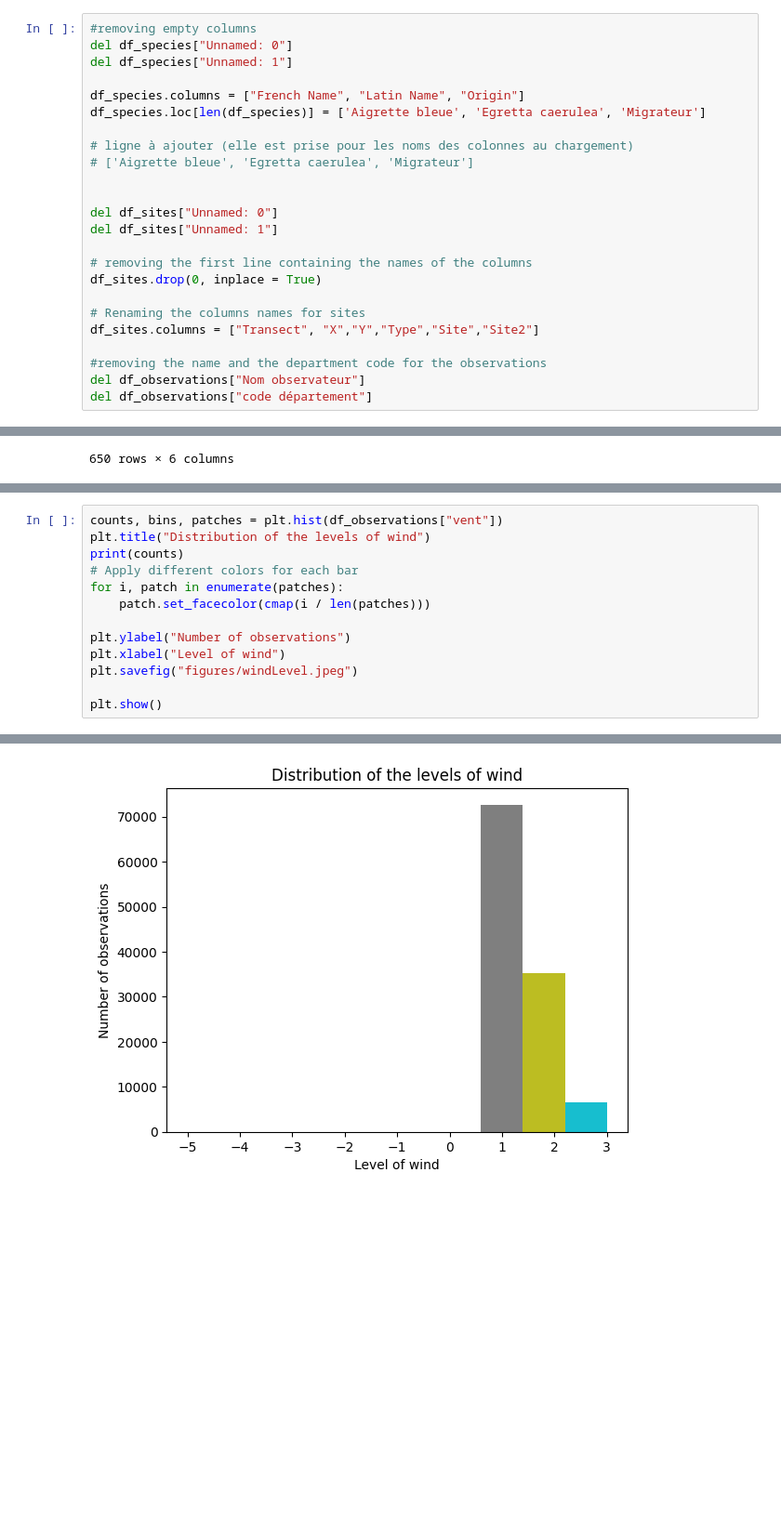
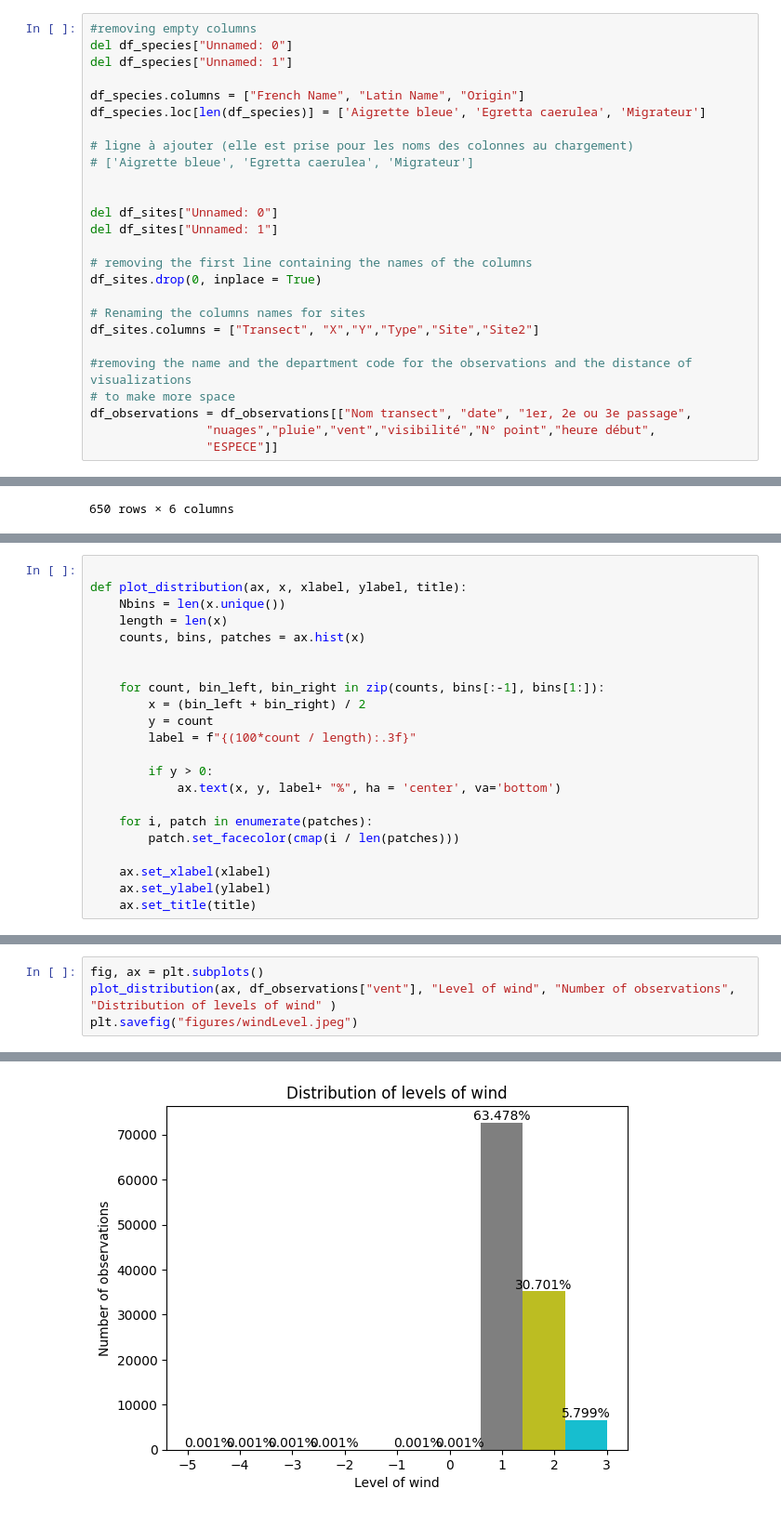
Before and after one commit to baptistepras/birds_biodiversity, a Jupyter notebook: code.ipynb, the cells around one changed output, grey strips where cells are left out. Shown at 93% size. Cells and saved outputs as stored; diff of their text form; blank space fills up the shorter version.

Commit message:
add figures

```diff
--- a/code.ipynb
+++ b/code.ipynb
@@ -32,6 +32,8 @@ df_sites.drop(0, inplace = True)
 # Renaming the columns names for sites
 df_sites.columns = ["Transect", "X","Y","Type","Site","Site2"]
 
-#removing the name and the department code for the observations
-del df_observations["Nom observateur"]
-del df_observations["code département"]
+#removing the name and the department code for the observations and the distance of visualizations
+# to make more space
+df_observations = df_observations[["Nom transect", "date", "1er, 2e ou 3e passage",
+                "nuages","pluie","vent","visibilité","N° point","heure début",
+                "ESPECE"]]
@@ -173 +185,23 @@ df_observations["nuages"] = df_observations["nuages"].apply(cast_as_float)
+# %%
+
+def plot_distribution(ax, x, xlabel, ylabel, title):
+    Nbins = len(x.unique())
+    length = len(x)
+    counts, bins, patches = ax.hist(x)
+
+
+    for count, bin_left, bin_right in zip(counts, bins[:-1], bins[1:]):
+        x = (bin_left + bin_right) / 2
+        y = count
+        label = f"{(100*count / length):.3f}"
+
+        if y > 0:
+            ax.text(x, y, label+ "%", ha = 'center', va='bottom')
+
+    for i, patch in enumerate(patches):
+        patch.set_facecolor(cmap(i / len(patches)))
+
+    ax.set_xlabel(xlabel)
+    ax.set_ylabel(ylabel)
+    ax.set_title(title)
 # %%
@@ -220,14 +220,5 @@ plt.show()
 # %%
-counts, bins, patches = plt.hist(df_observations["vent"])
-plt.title("Distribution of the levels of wind")
-print(counts)
-# Apply different colors for each bar
-for i, patch in enumerate(patches):
-    patch.set_facecolor(cmap(i / len(patches)))
-
-plt.ylabel("Number of observations")
-plt.xlabel("Level of wind")
+fig, ax = plt.subplots()
+plot_distribution(ax, df_observations["vent"], "Level of wind", "Number of observations", "Distribution of levels of wind" )
 plt.savefig("figures/windLevel.jpeg")
-
-plt.show()
 # %% [output]
@@ -236,2 +225,2 @@ plt.show()
-[figure, old version]
+[figure, new version]
 # %%
```
Also changed, not shown: parts of 13 cells of this notebook, 5 other files.
